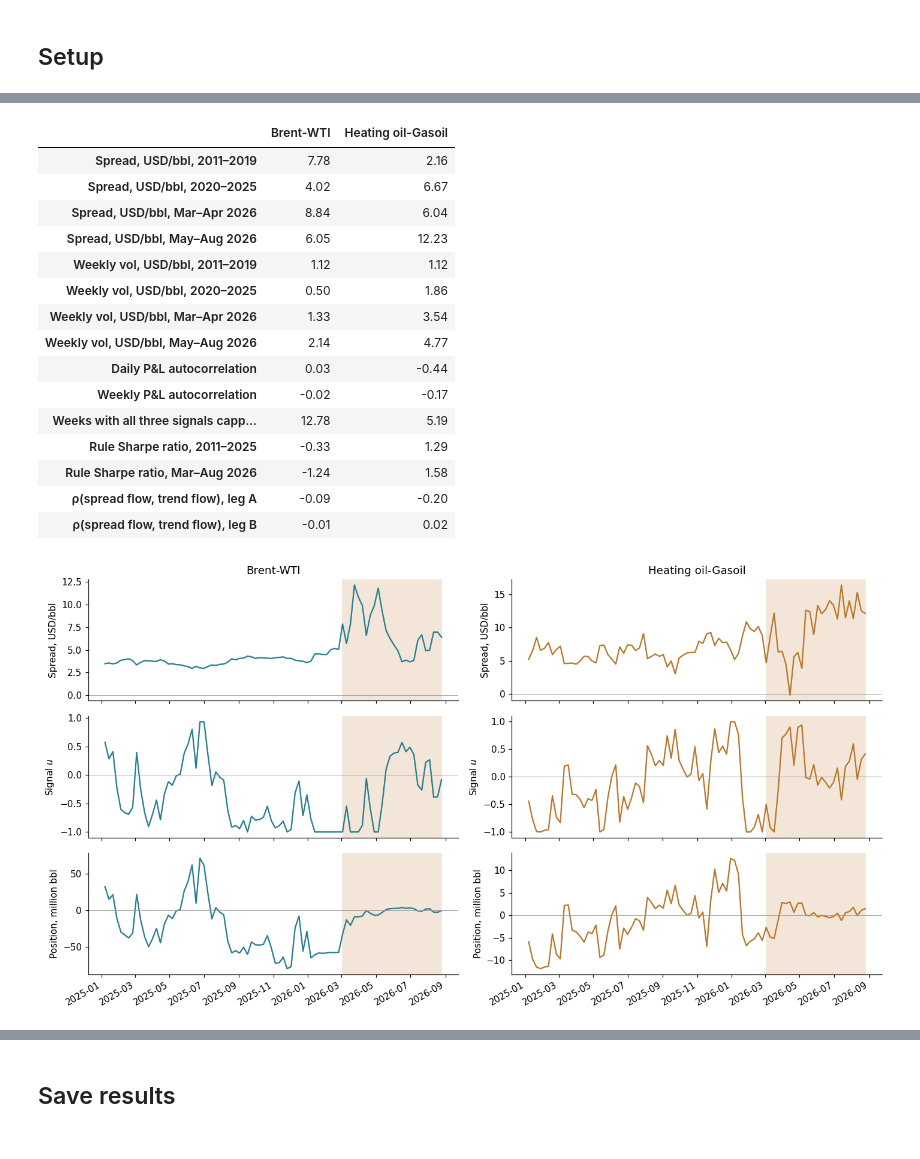
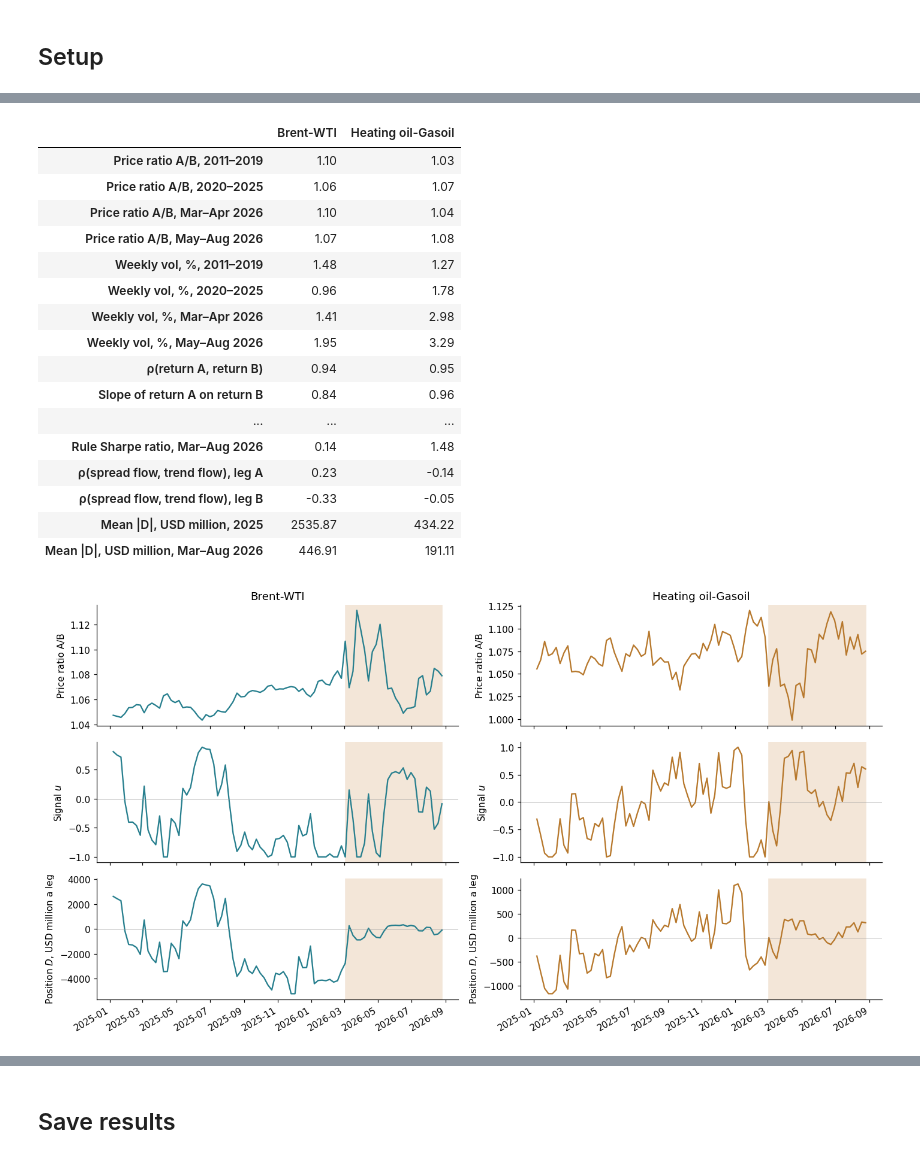
Before and after one commit to julienwax/Capstone, a Jupyter notebook: working_ideas/spread_mean_reversion.ipynb, the cells around one changed output, grey strips where cells are left out. Saved outputs shown, nothing was run; the diff lists cells and outputs as text; code cells hidden in the pictures.

```diff
--- a/working_ideas/spread_mean_reversion.ipynb
+++ b/working_ideas/spread_mean_reversion.ipynb
@@ -42,6 +43,11 @@ END = '2026-08-25'        # last report week of the energy Managed Money data
 WAR_START = '2026-03-03'  # first report week of the war
 PERIODS = {'2011–2019': (START, '2019-12-31'), '2020–2025': ('2020', '2025'), 'Mar–Apr 2026': ('2026-03-01', '2026-04-30'),
            'May–Aug 2026': ('2026-05-01', END)}
-COLORS = {'Brent-WTI': '#277f8e', 'Heating oil-Gasoil': '#b7782c', 'war': '#f3e6d8'}
+COLORS = {'Brent-WTI': '#277f8e', 'Heating oil-Gasoil': '#b7782c', 'war': '#f3e6d8',
+          'BRENT': '#277f8e', 'WTI': '#b7782c', 'HEATOIL': '#8e2755', 'GASOIL': '#3a7d44'}
 plt.rcParams.update({'figure.dpi': 110, 'font.size': 10, 'axes.spines.top': False, 'axes.spines.right': False})
+
+
+def sharpe(weekly_pnl, start, end):
+    return weekly_pnl[start:end].mean() / weekly_pnl[start:end].std() * np.sqrt(52)
 # %% [markdown]
@@ -61,55 +67,63 @@ The denominator is the standard deviation of the numerator under a random walk,
 # %%
 T = ct.trend_panel(DATA, PAPER_DATA, END)
 generic, meta = sp.load_energy(PAPER_DATA)
 panels = {pair: sp.spread_panel(generic, meta, pair, T.d_mm.index) for pair in sp.PAIRS}
+pair_flow = pd.concat([P.flow for P in panels.values()], axis=1)
 
 rows = {}
 for pair, P in panels.items():
     a, b = P.legs
-    rule_pnl = P.units.shift(1) * P.pnl * 1000 / 1e6        # USD million a week
-    sharpe = lambda start, end: rule_pnl[start:end].mean() / rule_pnl[start:end].std() * np.sqrt(52)
-    row = {f'Spread, USD/bbl, {p}': P.level[s:e].mean() for p, (s, e) in PERIODS.items()}
-    row |= {f'Weekly vol, USD/bbl, {p}': P.vol[s:e].mean() for p, (s, e) in PERIODS.items()}
-    row |= {'Daily P&L autocorrelation': P.daily['pnl'][START:END].autocorr(1), 'Weekly P&L autocorrelation': P.pnl[START:END].autocorr(1),
+    rule_pnl = P.dollars.shift(1) * P.ret
+    legs = P.daily[['ret_a', 'ret_b']].resample('W-TUE').sum().reindex(P.ret.index)[START:END]
+    row = {f'Price ratio A/B, {p}': P.ratio[s:e].mean() for p, (s, e) in PERIODS.items()}
+    row |= {f'Weekly vol, %, {p}': 100 * P.vol[s:e].mean() for p, (s, e) in PERIODS.items()}
+    row |= {'ρ(return A, return B)': legs['ret_a'].corr(legs['ret_b']),
+            'Slope of return A on return B': np.polyfit(legs['ret_b'], legs['ret_a'], 1)[0],
+            'ρ(spread return, mean return of the legs)': P.ret[START:END].corr(legs.mean(axis=1)),
+            'Daily return autocorrelation': P.daily['ret'][START:END].autocorr(1), 'Weekly return autocorrelation': P.ret[START:END].autocorr(1),
             'Weeks with all three signals capped, %': 100 * (P.signals[START:END].abs() >= sp.CAP).all(axis=1).mean(),
-            'Rule Sharpe ratio, 2011–2025': sharpe(START, '2025'), 'Rule Sharpe ratio, Mar–Aug 2026': sharpe('2026-03-01', END),
+            'Rule Sharpe ratio, 2011–2025': sharpe(rule_pnl, START, '2025'), 'Rule Sharpe ratio, Mar–Aug 2026': sharpe(rule_pnl, '2026-03-01', END),
             'ρ(spread flow, trend flow), leg A': P.flow[a][START:END].corr(T.d_pos[a][START:END]),
-            'ρ(spread flow, trend flow), leg B': P.flow[b][START:END].corr(T.d_pos[b][START:END])}
+            'ρ(spread flow, trend flow), leg B': P.flow[b][START:END].corr(T.d_pos[b][START:END]),
+            'Mean |D|, USD million, 2025': P.dollars['2025'].abs().mean() / 1e6,
+            'Mean |D|, USD million, Mar–Aug 2026': P.dollars['2026-03-01':END].abs().mean() / 1e6}
     rows[pair] = row
 construction = pd.DataFrame(rows)
 display(construction.round(2))
 
 fig, axes = plt.subplots(3, 2, figsize=(13, 7), sharex=True)
 for column, (pair, P) in enumerate(panels.items()):
-    for ax, series, label in zip(axes[:, column], [P.level, P.signal, P.units / 1000],
-                                 ['Spread, USD/bbl', 'Signal $u$', 'Position, million bbl']):
+    for ax, series, label in zip(axes[:, column], [P.ratio, P.signal, P.dollars / 1e6],
+                                 ['Price ratio A/B', 'Signal $u$', 'Position $D$, USD million a leg']):
         ax.plot(series['2025':END], color=COLORS[pair])
         ax.axvspan(pd.Timestamp(WAR_START), pd.Timestamp(END), color=COLORS['war'], zorder=0)
+        ax.set_ylabel(label)
+    for ax in axes[1:, column]:
         ax.axhline(0, color='0.6', lw=0.6)
-        ax.set_ylabel(label)
     axes[0, column].set_title(pair)
 fig.autofmt_xdate()
 fig.tight_layout()
 fig.savefig(OUTPUT / 'spread_signal_position.png', dpi=160)
 plt.show()
 # %% [output]
 |  | Brent-WTI | Heating oil-Gasoil |
-| Spread, USD/bbl, 2011–2019 | 7.78 | 2.16 |
-| Spread, USD/bbl, 2020–2025 | 4.02 | 6.67 |
-| Spread, USD/bbl, Mar–Apr 2026 | 8.84 | 6.04 |
-| Spread, USD/bbl, May–Aug 2026 | 6.05 | 12.23 |
-| Weekly vol, USD/bbl, 2011–2019 | 1.12 | 1.12 |
-| Weekly vol, USD/bbl, 2020–2025 | 0.50 | 1.86 |
-| Weekly vol, USD/bbl, Mar–Apr 2026 | 1.33 | 3.54 |
-| Weekly vol, USD/bbl, May–Aug 2026 | 2.14 | 4.77 |
-| Daily P&L autocorrelation | 0.03 | -0.44 |
-| Weekly P&L autocorrelation | -0.02 | -0.17 |
-| Weeks with all three signals capp... | 12.78 | 5.19 |
-| Rule Sharpe ratio, 2011–2025 | -0.33 | 1.29 |
-| Rule Sharpe ratio, Mar–Aug 2026 | -1.24 | 1.58 |
-| ρ(spread flow, trend flow), leg A | -0.09 | -0.20 |
-| ρ(spread flow, trend flow), leg B | -0.01 | 0.02 |
+| Price ratio A/B, 2011–2019 | 1.10 | 1.03 |
+| Price ratio A/B, 2020–2025 | 1.06 | 1.07 |
+| Price ratio A/B, Mar–Apr 2026 | 1.10 | 1.04 |
+| Price ratio A/B, May–Aug 2026 | 1.07 | 1.08 |
+| Weekly vol, %, 2011–2019 | 1.48 | 1.27 |
+| Weekly vol, %, 2020–2025 | 0.96 | 1.78 |
+| Weekly vol, %, Mar–Apr 2026 | 1.41 | 2.98 |
+| Weekly vol, %, May–Aug 2026 | 1.95 | 3.29 |
+| ρ(return A, return B) | 0.94 | 0.95 |
+| Slope of return A on return B | 0.84 | 0.96 |
+| ... | ... | ... |
+| Rule Sharpe ratio, Mar–Aug 2026 | 0.14 | 1.48 |
+| ρ(spread flow, trend flow), leg A | 0.23 | -0.14 |
+| ρ(spread flow, trend flow), leg B | -0.33 | -0.05 |
+| Mean |D|, USD million, 2025 | 2535.87 | 434.22 |
+| Mean |D|, USD million, Mar–Aug 2026 | 446.91 | 191.11 |
-[figure, old version]
+[figure, new version]
 # %% [markdown]
 **Observed.**
 
```
Also changed, not shown: parts of 13 cells of this notebook, 2 other files.
